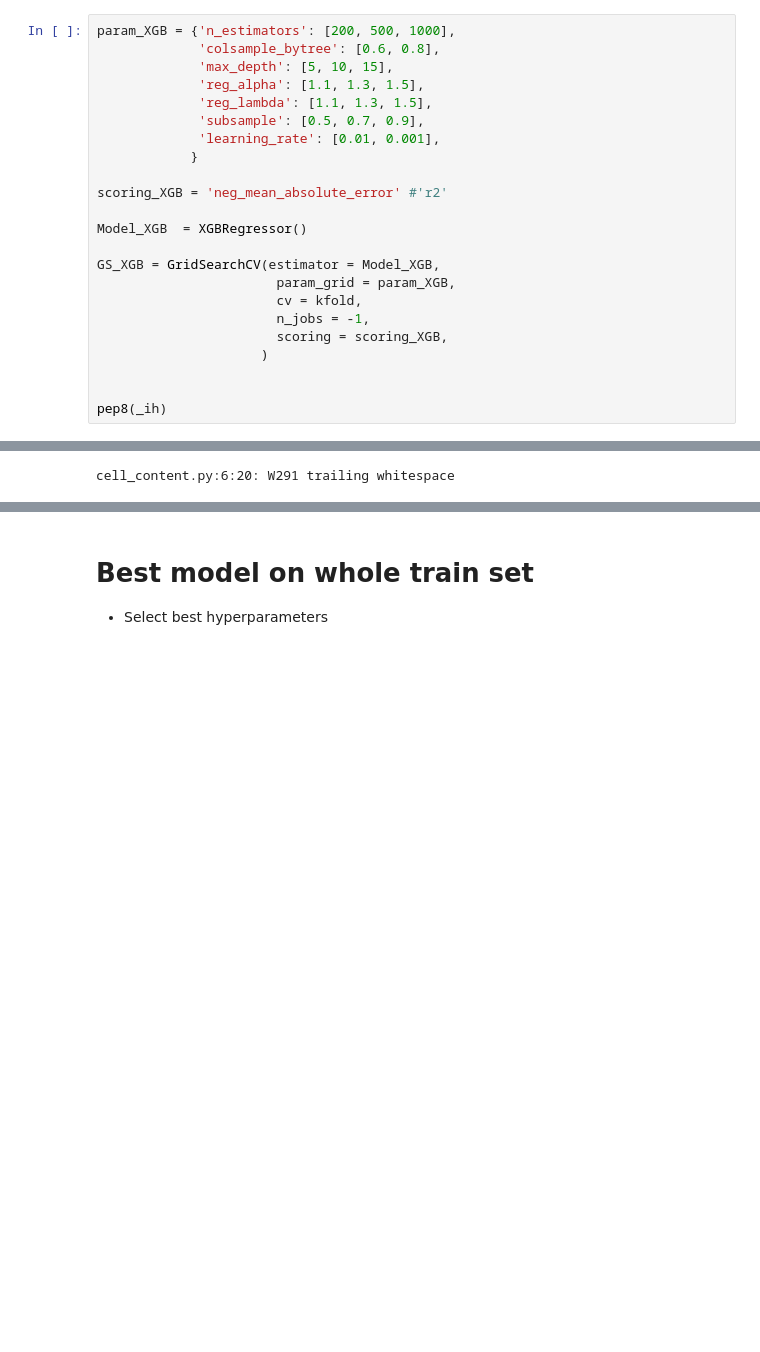
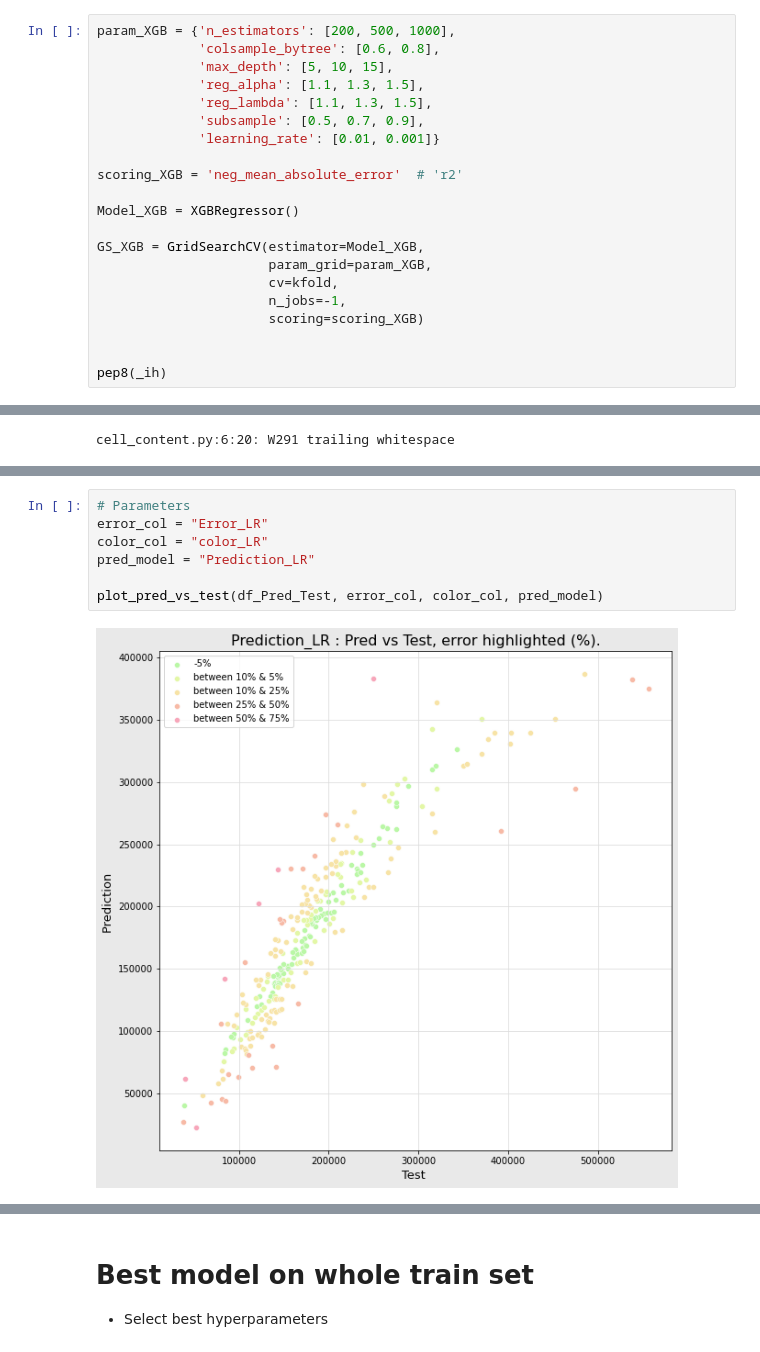
Before and after one commit to Remus9744/P8_Predict_House_Prices, a Jupyter notebook: P8_Notebook_Kaggle.ipynb, the cells around one changed output, grey strips where cells are left out. Cells and saved outputs as stored; diff of their text form; blank space fills up the shorter version.

Commit message:
Add files via upload
Maj Best model XGB
Maj PEP8
Maj + functions error

```diff
--- a/P8_Notebook_Kaggle.ipynb
+++ b/P8_Notebook_Kaggle.ipynb
@@ -1280,19 +1280,17 @@ param_XGB = {'n_estimators': [200, 500, 1000],
              'reg_alpha': [1.1, 1.3, 1.5],
              'reg_lambda': [1.1, 1.3, 1.5],
              'subsample': [0.5, 0.7, 0.9],
-             'learning_rate': [0.01, 0.001],
-            }
+             'learning_rate': [0.01, 0.001]}
 
-scoring_XGB = 'neg_mean_absolute_error' #'r2'
+scoring_XGB = 'neg_mean_absolute_error'  # 'r2'
 
-Model_XGB  = XGBRegressor()
+Model_XGB = XGBRegressor()
 
-GS_XGB = GridSearchCV(estimator = Model_XGB,
-                       param_grid = param_XGB,
-                       cv = kfold,
-                       n_jobs = -1,
-                       scoring = scoring_XGB,
-                     )
+GS_XGB = GridSearchCV(estimator=Model_XGB,
+                      param_grid=param_XGB,
+                      cv=kfold,
+                      n_jobs=-1,
+                      scoring=scoring_XGB)
 
 
 pep8(_ih)
@@ -1717,0 +1733,9 @@ pep8(_ih)
+# %%
+# Parameters
+error_col = "Error_LR"
+color_col = "color_LR"
+pred_model = "Prediction_LR"
+
+plot_pred_vs_test(df_Pred_Test, error_col, color_col, pred_model)
+# %% [output]
+[figure, added]
```
Also changed, not shown: parts of 20 cells of this notebook.
